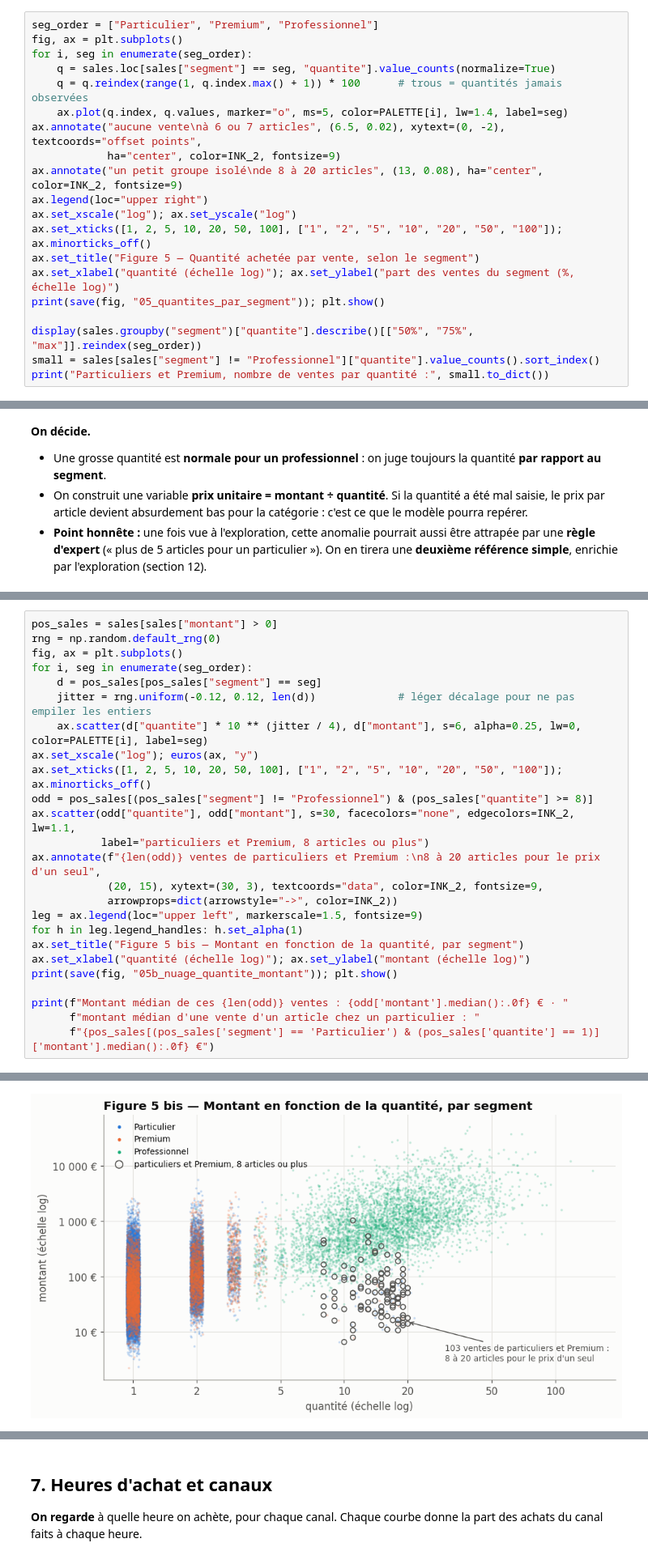
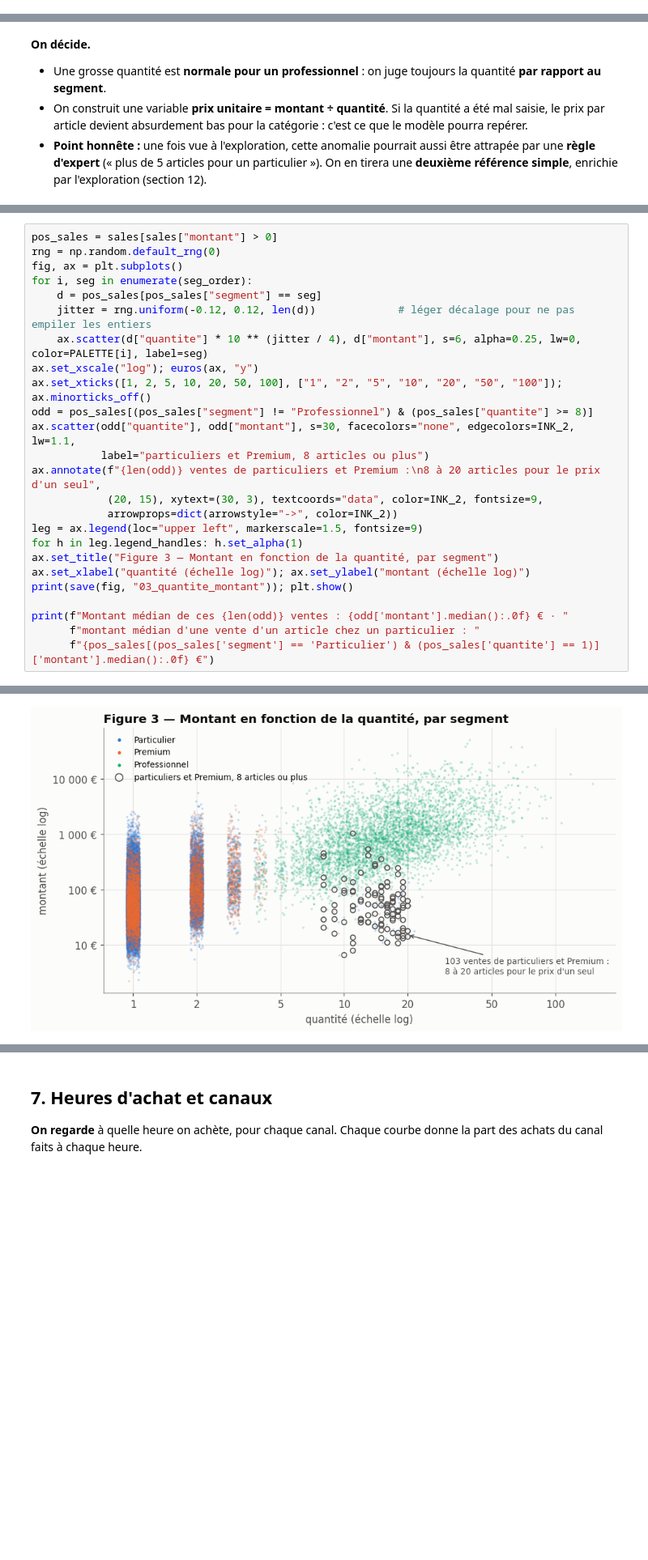
Before and after one commit to liam237/datamesh-ai-governance, a Jupyter notebook: notebooks/01_exploration.ipynb, the cells around one changed output, grey strips where cells are left out. Shown at 81% size. Cells and saved outputs as stored; diff of their text form; blank space fills up the shorter version.

```diff
--- a/notebooks/01_exploration.ipynb
+++ b/notebooks/01_exploration.ipynb
@@ -359,23 +322,3 @@ Taux de remboursement par catégorie : {'Alimentation': '0.9 %', 'Mode': '11.3 %
 ## 6. Quantités et segments de clientèle
 
 **On regarde** combien d'articles chaque segment achète en une fois.
-# %%
-seg_order = ["Particulier", "Premium", "Professionnel"]
-fig, ax = plt.subplots()
-for i, seg in enumerate(seg_order):
-    q = sales.loc[sales["segment"] == seg, "quantite"].value_counts(normalize=True)
-    q = q.reindex(range(1, q.index.max() + 1)) * 100      # trous = quantités jamais observées
-    ax.plot(q.index, q.values, marker="o", ms=5, color=PALETTE[i], lw=1.4, label=seg)
-ax.annotate("aucune vente\nà 6 ou 7 articles", (6.5, 0.02), xytext=(0, -2), textcoords="offset points",
-            ha="center", color=INK_2, fontsize=9)
-ax.annotate("un petit groupe isolé\nde 8 à 20 articles", (13, 0.08), ha="center", color=INK_2, fontsize=9)
-ax.legend(loc="upper right")
-ax.set_xscale("log"); ax.set_yscale("log")
-ax.set_xticks([1, 2, 5, 10, 20, 50, 100], ["1", "2", "5", "10", "20", "50", "100"]); ax.minorticks_off()
-ax.set_title("Figure 5 — Quantité achetée par vente, selon le segment")
-ax.set_xlabel("quantité (échelle log)"); ax.set_ylabel("part des ventes du segment (%, échelle log)")
-print(save(fig, "05_quantites_par_segment")); plt.show()
-
-display(sales.groupby("segment")["quantite"].describe()[["50%", "75%", "max"]].reindex(seg_order))
-small = sales[sales["segment"] != "Professionnel"]["quantite"].value_counts().sort_index()
-print("Particuliers et Premium, nombre de ventes par quantité :", small.to_dict())
@@ -422,9 +368,9 @@ ax.annotate(f"{len(odd)} ventes de particuliers et Premium :\n8 à 20 articles p
             arrowprops=dict(arrowstyle="->", color=INK_2))
 leg = ax.legend(loc="upper left", markerscale=1.5, fontsize=9)
 for h in leg.legend_handles: h.set_alpha(1)
-ax.set_title("Figure 5 bis — Montant en fonction de la quantité, par segment")
+ax.set_title("Figure 3 — Montant en fonction de la quantité, par segment")
 ax.set_xlabel("quantité (échelle log)"); ax.set_ylabel("montant (échelle log)")
-print(save(fig, "05b_nuage_quantite_montant")); plt.show()
+print(save(fig, "03_quantite_montant")); plt.show()
 
 print(f"Montant médian de ces {len(odd)} ventes : {odd['montant'].median():.0f} € · "
       f"montant médian d'une vente d'un article chez un particulier : "
@@ -434,4 +380,4 @@ results/figures/exploration/05b_nuage_quantite_montant.png
-[figure, old version]
+[figure, new version]
 Montant médian de ces 103 ventes : 50 € · montant médian d'une vente d'un article chez un particulier : 52 €
 # %% [markdown]
 **On conclut.**
```
Also changed, not shown: parts of 24 cells of this notebook, 33 other files.
